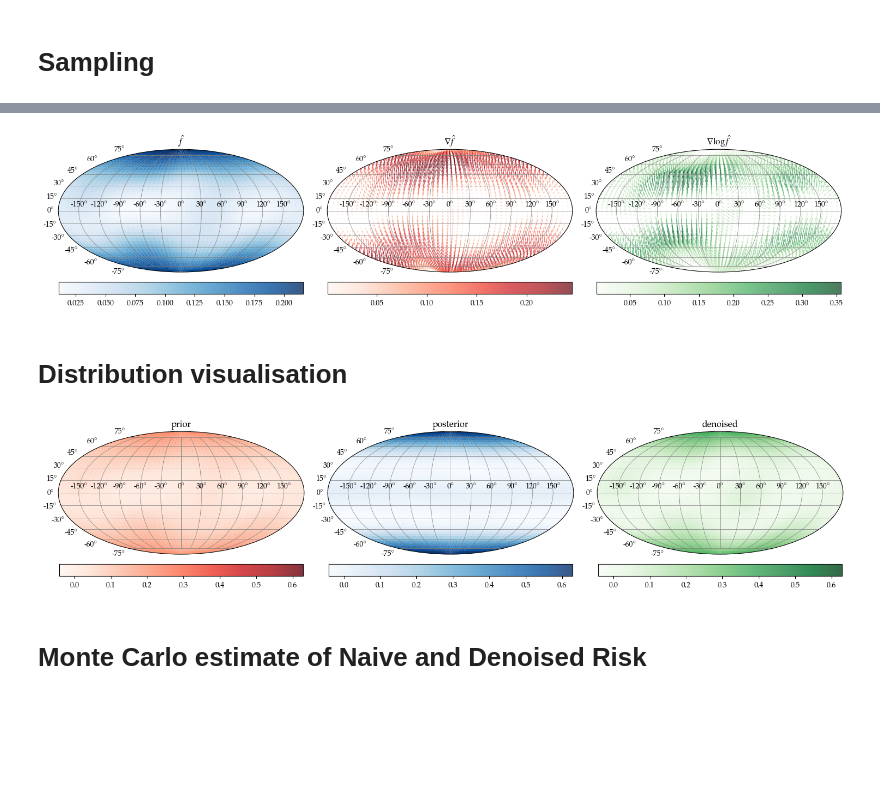
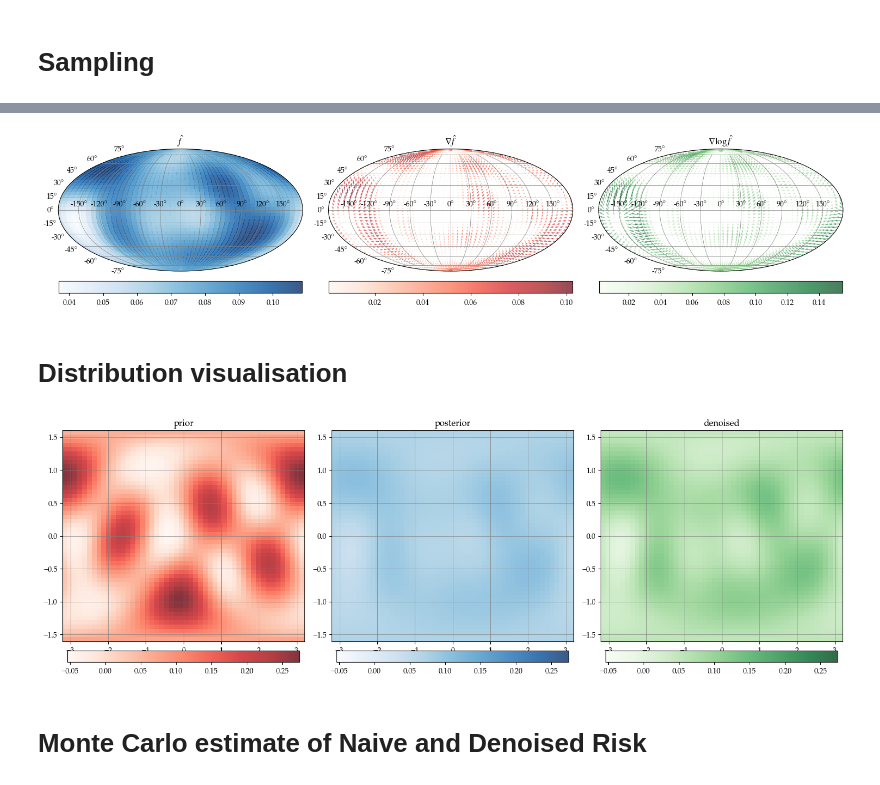
Before and after one commit to aqjaffe/RiemannianEB, a Jupyter notebook: src/notebooks/S2.ipynb, the cells around one changed output, grey strips where cells are left out. Saved outputs shown, nothing was run; the diff lists cells and outputs as text; code cells hidden in the pictures; blank space fills up the shorter version.

Commit message:
updated figures in sims/S1 and sims/S2

```diff
--- a/src/notebooks/S2.ipynb
+++ b/src/notebooks/S2.ipynb
@@ -35,15 +35,36 @@ M = 5
 rho = 0.05
 sigma2 = .1
 kappa = 10
+num_nodes = 2
+G_params = {'num_nodes': num_nodes, 'kappa': kappa}
+def sample_G(n_samples):
+    # Generate maximally spaced points on the sphere
+    num_modes,kappa  = G_params['G_params'], G_params['kappa']
+    if num_modes == 1:
+        mus = np.array([[0, 0, 1]])
+    elif num_modes == 2:
+        mus = np.array([[0, 0, 1], [0, 0, -1]])
+    else:
+        # Use Fibonacci lattice for evenly distributed points
+        indices = np.arange(num_modes)
+        phi = np.arccos(1 - 2 * (indices + 0.5) / num_modes)
+        theta = np.pi * (1 + 5**0.5) * indices
 
-def sample_G(n_samples, kappa=kappa):
-    # Generate samples from a mixture of Gaussians on the sphere
-    _upper = sphere.random_von_mises_fisher(kappa=kappa, mu=np.array([0, 0, 1]), n_samples=n_samples // 2)
-    _lower = sphere.random_von_mises_fisher(kappa=kappa, mu=np.array([0, 0, -1]), n_samples=n_samples // 2)
-    Theta = np.vstack((_upper, _lower))
+        mus = np.stack([
+            np.sin(phi) * np.cos(theta),
+            np.sin(phi) * np.sin(theta),
+            np.cos(phi)
+        ], axis=-1)
+
+    Theta = np.vstack([ sphere.random_von_mises_fisher(kappa=kappa, mu=mu, n_samples=n_samples // num_modes) for mu in mus])
+    if len(Theta) < n_samples:
+        extra_samples = sphere.random_von_mises_fisher(kappa=kappa, mu=mus[0], n_samples=n_samples - len(Theta))
+        Theta = np.vstack([Theta, extra_samples])
     return Theta
 
-Theta = sample_G(n_samples, kappa=kappa)
+
+G_params = {'tau2':kappa, 'num_modes': 5}
+Theta = sample_G(n_samples, kappa)
 X = sphere.random_riemannian_normal(Theta, 1./np.sqrt(sigma2), n_samples)
 delta = denoiser('S2', X, M, rho, sigma2, X)
 # %% [markdown]
@@ -137,7 +158,7 @@ fig.colorbar(im_score, ax=axs[2], orientation='horizontal', fraction=0.05, pad=0
 plt.tight_layout()
 plt.show()
 # %% [output]
-[figure, old version]
+[figure, new version]
 # %% [markdown]
 # Distribution visualisation
 # %%
@@ -155,8 +176,8 @@ X_grid = np.stack([
 ], axis=-1).reshape(-1,3)
 
 # Compute densities
-X_grid, hat_f_prior, _ = density_estimate('S2', X, M, X_grid)
-X_grid, hat_f_post, _  = density_estimate('S2', Theta, M, X_grid)
+X_grid, hat_f_post, _ = density_estimate('S2', X, M, X_grid)
+X_grid, hat_f_prior, _  = density_estimate('S2', Theta, M, X_grid)
 X_grid, hat_f_delta, _ = density_estimate('S2', delta, M, X_grid)
 
 # Determine common color scale
@@ -164,41 +185,43 @@ vmin = min(hat_f_prior.min(), hat_f_post.min(), hat_f_delta.min())
 vmax = max(hat_f_prior.max(), hat_f_post.max(), hat_f_delta.max())
 
 # -------------------------------------------------- PLOTTING -------------------------------------------------- #
-fig, axs = plt.subplots(1, 3, figsize=(15, 5), subplot_kw={'projection': 'mollweide'})
+fig, axs = plt.subplots(1, 3, figsize=(15, 5),
+                        # subplot_kw={'projection': 'mollweide'}
+                        )
 grid_phi_mw = grid_phi - np.pi          # longitude in [-pi, pi]
 grid_theta_mw = np.pi/2 - grid_theta    # latitude in [-pi/2, pi/2]
 
 # prior
 axs[0].grid(True, color='gray', lw=0.5)
 axs[0].set_title('prior')
 im = axs[0].pcolormesh(grid_phi_mw, grid_theta_mw,
                        hat_f_prior.reshape(res_lat, res_lon),
                        alpha=0.8, shading='auto', cmap='Reds',
                        vmin=vmin, vmax=vmax)
 fig.colorbar(im, ax=axs[0], orientation='horizontal', fraction=0.05, pad=0.04)
 
 # posterior
 axs[1].grid(True, color='gray', lw=0.5)
 axs[1].set_title('posterior')
 im = axs[1].pcolormesh(grid_phi_mw, grid_theta_mw,
                        hat_f_post.reshape(res_lat, res_lon),
                        alpha=0.8, shading='auto', cmap='Blues',
                        vmin=vmin, vmax=vmax)
 fig.colorbar(im, ax=axs[1], orientation='horizontal', fraction=0.05, pad=0.04)
 
 # denoised
 axs[2].grid(True, color='gray', lw=0.5)
 axs[2].set_title('denoised')
 im = axs[2].pcolormesh(grid_phi_mw, grid_theta_mw,
                        hat_f_delta.reshape(res_lat, res_lon),
                        alpha=0.8, shading='auto', cmap='Greens',
                        vmin=vmin, vmax=vmax)
 fig.colorbar(im, ax=axs[2], orientation='horizontal', fraction=0.05, pad=0.04)
 
 plt.tight_layout()
 plt.show()
 # %% [output]
-[figure, old version]
+[figure, new version]
 # %% [markdown]
 # Monte Carlo estimate of Naive and Denoised Risk
 # %%
```
Also changed, not shown: parts of 1 cell of this notebook, 5 other files.
